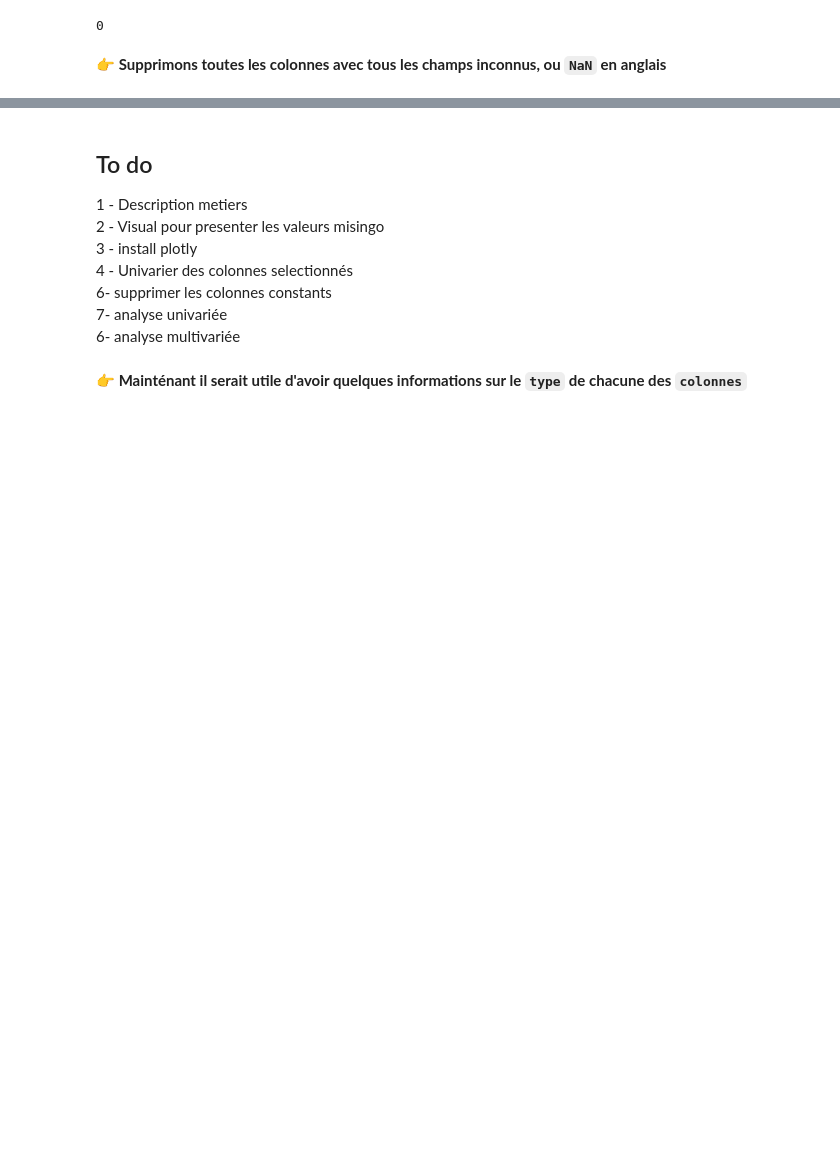
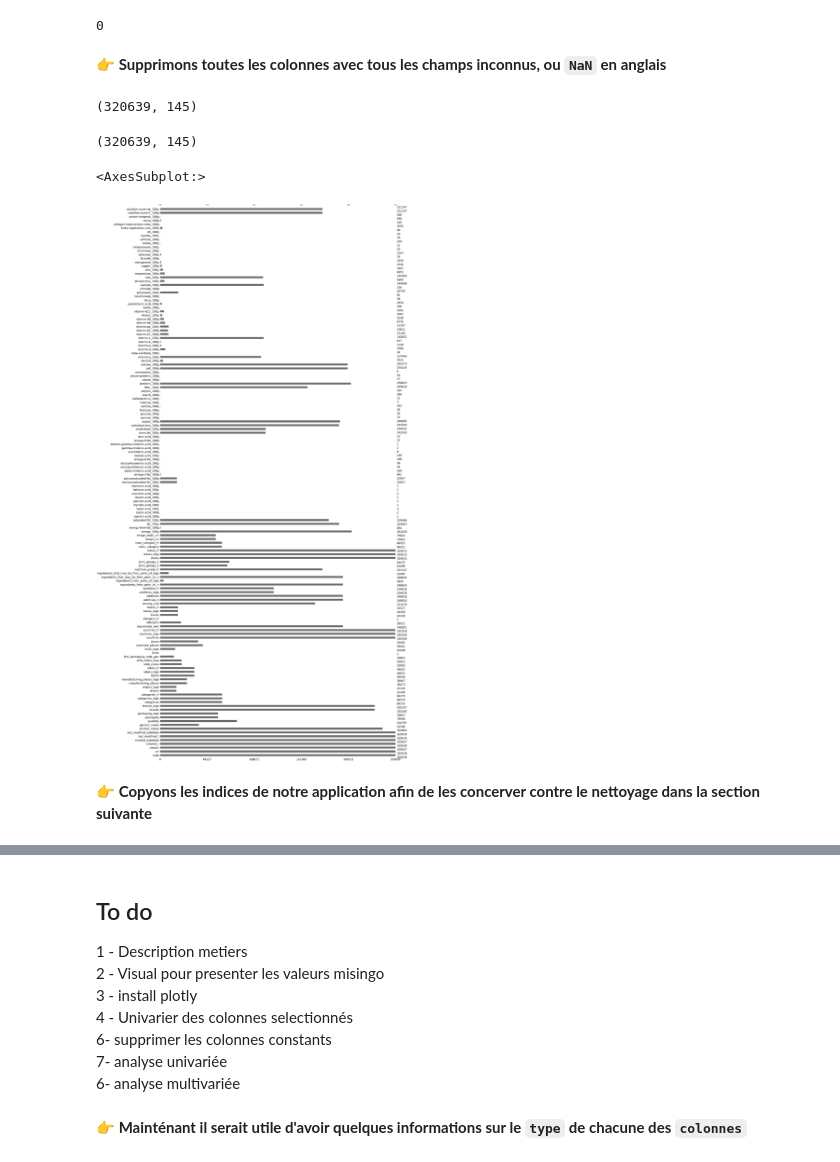
Before and after one commit to SowMobo/app_p1Sante, a Jupyter notebook: p1Sante_01_nootebookNettoyage.ipynb, the cells around one changed output, grey strips where cells are left out. Saved outputs shown, nothing was run; the diff lists cells and outputs as text; code cells hidden in the pictures; blank space fills up the shorter version.

```diff
--- a/p1Sante_01_nootebookNettoyage.ipynb
+++ b/p1Sante_01_nootebookNettoyage.ipynb
@@ -160,4 +250,20 @@ df_foods.duplicated(subset=['code']).sum()
 # %% [markdown]
 **👉 Supprimons toutes les colonnes avec tous les champs inconnus, ou `NaN` en anglais**
 # %%
-df_foods = df_foods.loc[:, ~df_foods.isnull().all()]
+df_foods = df_foods.dropna(how='all', axis=1)
+#df_foods = df_foods.loc[:, ~df_foods.isnull().all()]
+df_foods.shape
+# %% [output]
+(320639, 145)
+# %%
+df_foods = df_foods.dropna(how='all', axis=0)
+df_foods.shape
+# %% [output]
+(320639, 145)
+# %%
+msno.bar(df_foods)
+# %% [output]
+<AxesSubplot:>
+[figure, added]
+# %% [markdown]
+**👉 Copyons les indices de notre application afin de les concerver contre le nettoyage dans la section suivante**
```
Also changed, not shown: parts of 43 cells of this notebook, 1 other file.
